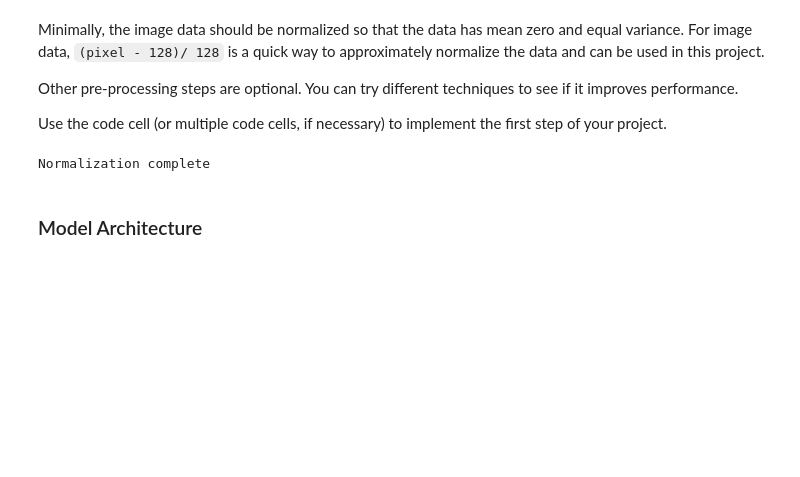
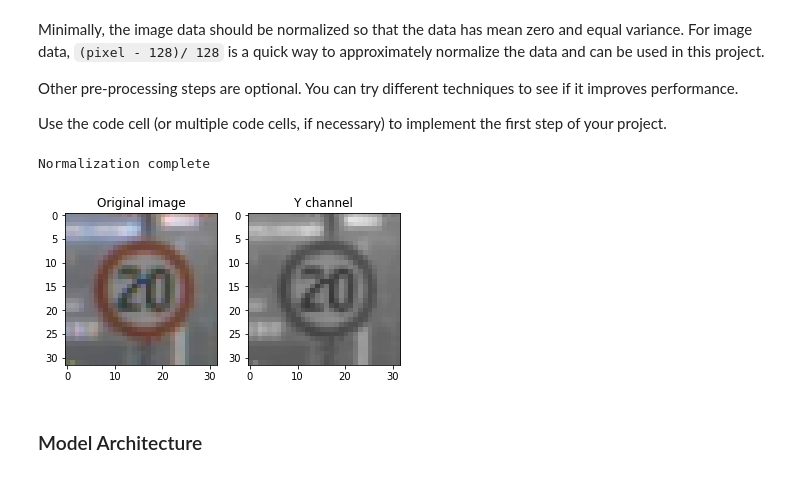
Before and after one commit to BenjaminPelletier/CarND-Traffic-Sign-Classifier-Project, a Jupyter notebook: Traffic_Sign_Classifier.ipynb, the cells around one changed output. Saved outputs shown, nothing was run; the diff lists cells and outputs as text; code cells hidden in the pictures; blank space fills up the shorter version.

```diff
--- a/Traffic_Sign_Classifier.ipynb
+++ b/Traffic_Sign_Classifier.ipynb
@@ -171,26 +171,39 @@ Use the code cell (or multiple code cells, if necessary) to implement the first
 # %%
 ### Preprocess the data here. It is required to normalize the data. Other preprocessing steps could include
 ### converting to grayscale, etc.
 ### Feel free to use as many code cells as needed.
 
 import cv2
 
 def normalize(x):
-    normalized = np.zeros([x.shape[0], x.shape[1], x.shape[2], 1])
+    normalized = np.zeros([x.shape[0], x.shape[1], x.shape[2], 1], dtype=np.float32)
     for i in range(0, x.shape[0]):
         normalized[i,:,:,0] = cv2.cvtColor(x[i,], cv2.COLOR_BGR2YUV)[:,:,0]
     return (normalized-128)/128
 
 X_train_normalized = normalize(X_train)
 X_valid_normalized = normalize(X_valid)
 X_test_normalized = normalize(X_test)
 
 from sklearn.utils import shuffle
 #X_train_normalized, y_train = shuffle(X_train_normalized, y_train)
 
+yuv_demo = X_train[10000,]
+plt.figure()
+plt.subplot(1,2,1)
+plt.imshow(yuv_demo)
+plt.title('Original image')
+plt.subplot(1,2,2)
+yuv_demo2 = cv2.cvtColor(yuv_demo, cv2.COLOR_BGR2YUV)
+yuv_demo2[:,:,1:] = 128
+yuv_demo2 = cv2.cvtColor(yuv_demo2, cv2.COLOR_YUV2BGR)
+plt.imshow(yuv_demo2)
+plt.title('Y channel')
+
 print("Normalization complete")
 # %% [output]
 Normalization complete
+[figure, added]
 # %% [markdown]
 ### Model Architecture
 # %%
```
Also changed, not shown: parts of 3 cells of this notebook, 10 other files.
